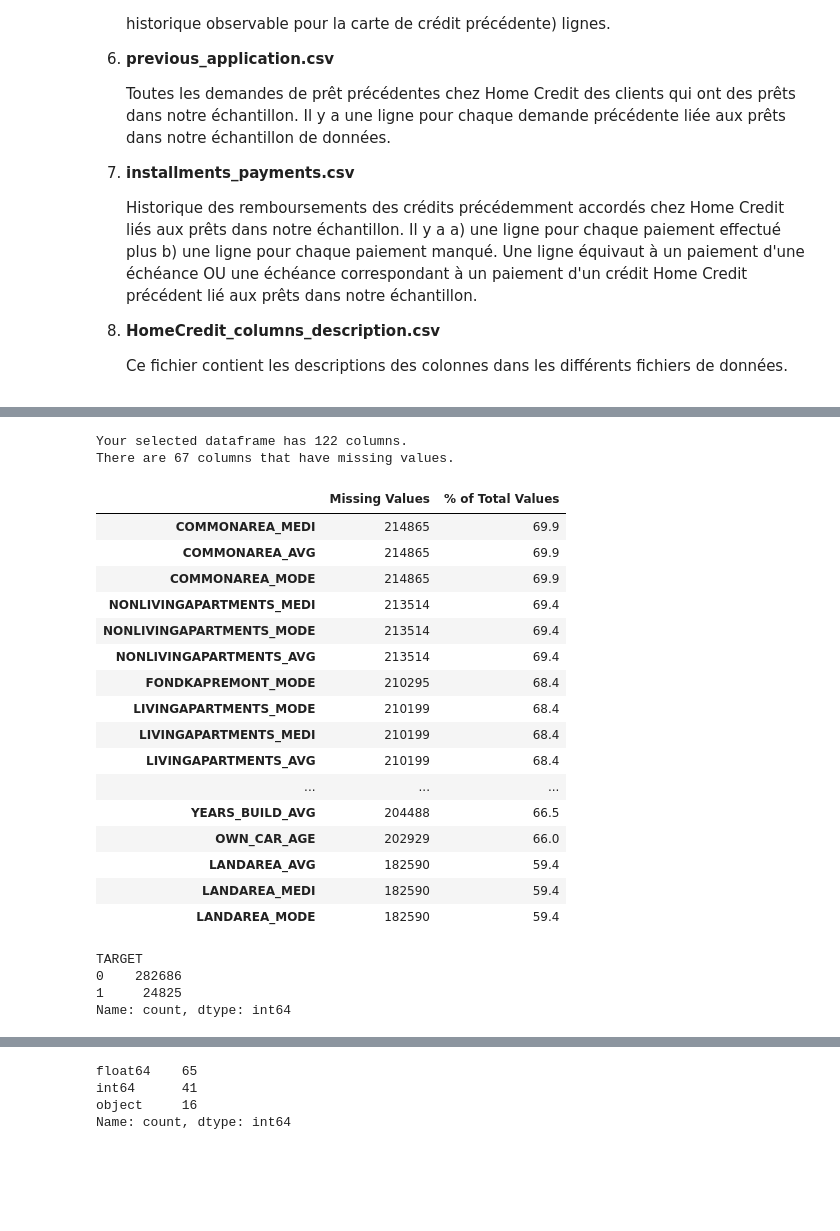
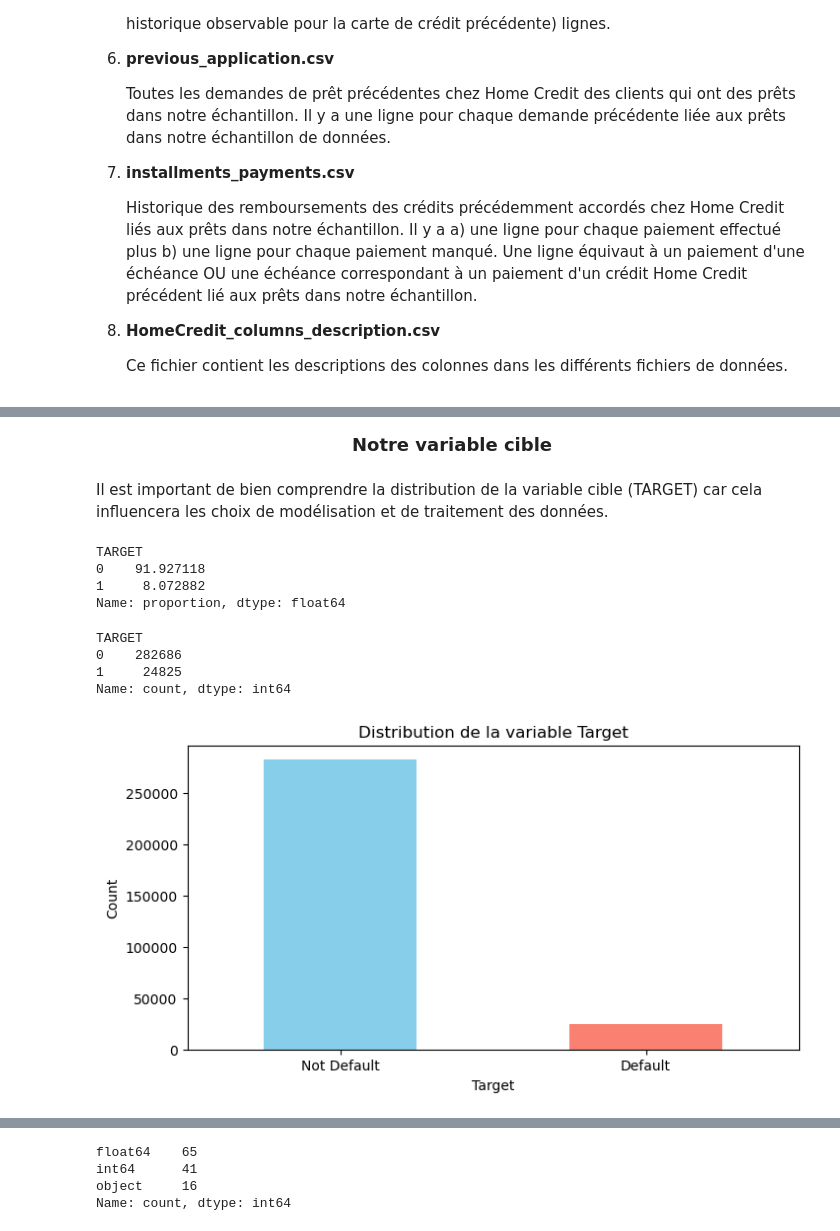
Before and after one commit to GaryMauger/P7_implementer_modele_scoring, a Jupyter notebook: Projet_7.ipynb, the cells around one changed output, grey strips where cells are left out. Saved outputs shown, nothing was run; the diff lists cells and outputs as text; code cells hidden in the pictures; blank space fills up the shorter version.

Commit message:
EDA df_application

```diff
--- a/Projet_7.ipynb
+++ b/Projet_7.ipynb
@@ -276,33 +317,30 @@ def missing_values_table(df):
-# %%
-# Puis les valeurs manquantes :
-missing_values = missing_values_table(df_application_train)
-missing_values.head(20)
-# %% [output]
-Your selected dataframe has 122 columns.
-There are 67 columns that have missing values.
-|  | Missing Values | % of Total Values |
-| COMMONAREA_MEDI | 214865 | 69.9 |
-| COMMONAREA_AVG | 214865 | 69.9 |
-| COMMONAREA_MODE | 214865 | 69.9 |
-| NONLIVINGAPARTMENTS_MEDI | 213514 | 69.4 |
-| NONLIVINGAPARTMENTS_MODE | 213514 | 69.4 |
-| NONLIVINGAPARTMENTS_AVG | 213514 | 69.4 |
-| FONDKAPREMONT_MODE | 210295 | 68.4 |
-| LIVINGAPARTMENTS_MODE | 210199 | 68.4 |
-| LIVINGAPARTMENTS_MEDI | 210199 | 68.4 |
-| LIVINGAPARTMENTS_AVG | 210199 | 68.4 |
-| ... | ... | ... |
-| YEARS_BUILD_AVG | 204488 | 66.5 |
-| OWN_CAR_AGE | 202929 | 66.0 |
-| LANDAREA_AVG | 182590 | 59.4 |
-| LANDAREA_MEDI | 182590 | 59.4 |
-| LANDAREA_MODE | 182590 | 59.4 |
+# %% [markdown]
+<center><span style="font-size:18px; font-weight:bold;">Notre variable cible</span><center>
+# %% [markdown]
+Il est important de bien comprendre la distribution de la variable cible (TARGET) car cela influencera les choix de modélisation et de traitement des données.
 # %%
 # Regardons la distribution de notre target
+target_distribution = df_application_train['TARGET'].value_counts(normalize=True) * 100
+print(target_distribution)
 df_application_train['TARGET'].value_counts()
 # %% [output]
 TARGET
-0    282686
-1     24825
-Name: count, dtype: int64
+0    91.927118
+1     8.072882
+Name: proportion, dtype: float64
+TARGET
+0    282686
+1     24825
+Name: count, dtype: int64
+# %%
+# Plot the target distribution
+plt.figure(figsize=(8, 4))
+df_application_train['TARGET'].value_counts().plot(kind='bar', color=['skyblue', 'salmon'])
+plt.title('Distribution de la variable Target')
+plt.xlabel('Target')
+plt.ylabel('Count')
+plt.xticks(ticks=[0, 1], labels=['Not Default', 'Default'], rotation=0)
+plt.show()
+# %% [output]
+[figure, added]
 # %% [markdown]
```
Also changed, not shown: parts of 46 cells of this notebook.
